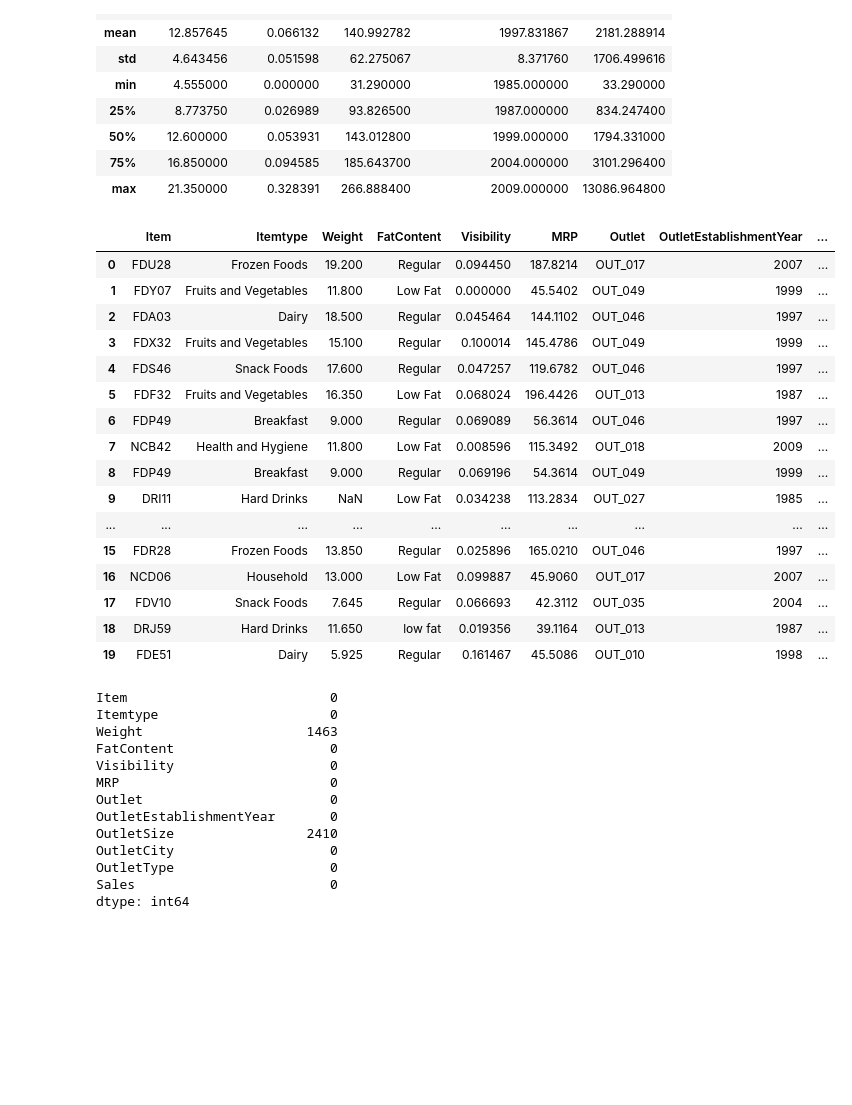
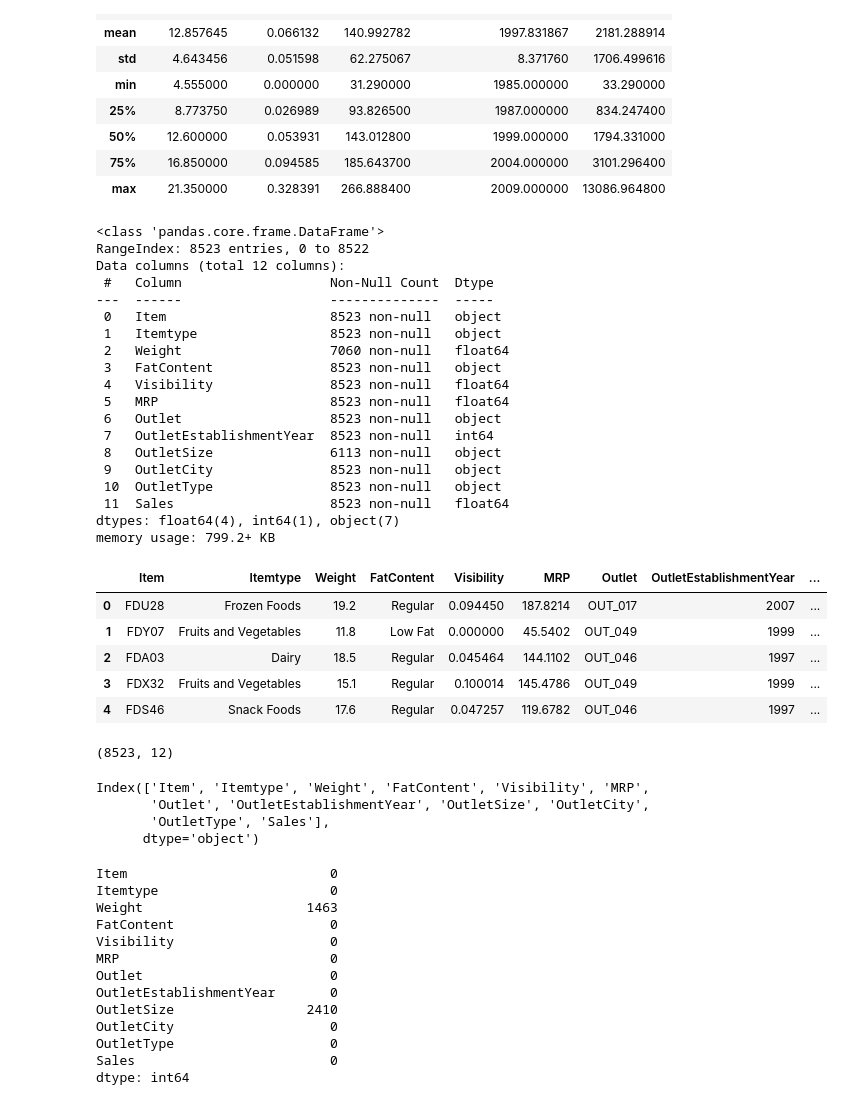
Before and after one commit to ashutoshg18/MegaStore, a Jupyter notebook: Pinnacle BootCamp Prob1.ipynb, the cells around one changed output. Cells and saved outputs as stored; diff of their text form; code cells hidden in the pictures; blank space fills up the shorter version.

```diff
--- a/Pinnacle BootCamp Prob1.ipynb
+++ b/Pinnacle BootCamp Prob1.ipynb
@@ -23,26 +23,48 @@ raw_data.describe()
 | 50% | 12.600000 | 0.053931 | 143.012800 | 1999.000000 | 1794.331000 |
 | 75% | 16.850000 | 0.094585 | 185.643700 | 2004.000000 | 3101.296400 |
 | max | 21.350000 | 0.328391 | 266.888400 | 2009.000000 | 13086.964800 |
+# %%
+raw_data.info()
+# %% [output]
+<class 'pandas.core.frame.DataFrame'>
+RangeIndex: 8523 entries, 0 to 8522
+Data columns (total 12 columns):
+ #   Column                   Non-Null Count  Dtype
+---  ------                   --------------  -----
+ 0   Item                     8523 non-null   object
+ 1   Itemtype                 8523 non-null   object
+ 2   Weight                   7060 non-null   float64
+ 3   FatContent               8523 non-null   object
+ 4   Visibility               8523 non-null   float64
+ 5   MRP                      8523 non-null   float64
+ 6   Outlet                   8523 non-null   object
+ 7   OutletEstablishmentYear  8523 non-null   int64
+ 8   OutletSize               6113 non-null   object
+ 9   OutletCity               8523 non-null   object
+ 10  OutletType               8523 non-null   object
+ 11  Sales                    8523 non-null   float64
+dtypes: float64(4), int64(1), object(7)
+memory usage: 799.2+ KB
 # %%
-raw_data.head(20)
+raw_data.head()
 # %% [output]
 |  | Item | Itemtype | Weight | FatContent | Visibility | MRP | Outlet | OutletEstablishmentYear | ... |
-| 0 | FDU28 | Frozen Foods | 19.200 | Regular | 0.094450 | 187.8214 | OUT_017 | 2007 | ... |
-| 1 | FDY07 | Fruits and Vegetables | 11.800 | Low Fat | 0.000000 | 45.5402 | OUT_049 | 1999 | ... |
-| 2 | FDA03 | Dairy | 18.500 | Regular | 0.045464 | 144.1102 | OUT_046 | 1997 | ... |
-| 3 | FDX32 | Fruits and Vegetables | 15.100 | Regular | 0.100014 | 145.4786 | OUT_049 | 1999 | ... |
-| 4 | FDS46 | Snack Foods | 17.600 | Regular | 0.047257 | 119.6782 | OUT_046 | 1997 | ... |
-| 5 | FDF32 | Fruits and Vegetables | 16.350 | Low Fat | 0.068024 | 196.4426 | OUT_013 | 1987 | ... |
-| 6 | FDP49 | Breakfast | 9.000 | Regular | 0.069089 | 56.3614 | OUT_046 | 1997 | ... |
-| 7 | NCB42 | Health and Hygiene | 11.800 | Low Fat | 0.008596 | 115.3492 | OUT_018 | 2009 | ... |
-| 8 | FDP49 | Breakfast | 9.000 | Regular | 0.069196 | 54.3614 | OUT_049 | 1999 | ... |
-| 9 | DRI11 | Hard Drinks | NaN | Low Fat | 0.034238 | 113.2834 | OUT_027 | 1985 | ... |
-| ... | ... | ... | ... | ... | ... | ... | ... | ... | ... |
-| 15 | FDR28 | Frozen Foods | 13.850 | Regular | 0.025896 | 165.0210 | OUT_046 | 1997 | ... |
-| 16 | NCD06 | Household | 13.000 | Low Fat | 0.099887 | 45.9060 | OUT_017 | 2007 | ... |
-| 17 | FDV10 | Snack Foods | 7.645 | Regular | 0.066693 | 42.3112 | OUT_035 | 2004 | ... |
-| 18 | DRJ59 | Hard Drinks | 11.650 | low fat | 0.019356 | 39.1164 | OUT_013 | 1987 | ... |
-| 19 | FDE51 | Dairy | 5.925 | Regular | 0.161467 | 45.5086 | OUT_010 | 1998 | ... |
+| 0 | FDU28 | Frozen Foods | 19.2 | Regular | 0.094450 | 187.8214 | OUT_017 | 2007 | ... |
+| 1 | FDY07 | Fruits and Vegetables | 11.8 | Low Fat | 0.000000 | 45.5402 | OUT_049 | 1999 | ... |
+| 2 | FDA03 | Dairy | 18.5 | Regular | 0.045464 | 144.1102 | OUT_046 | 1997 | ... |
+| 3 | FDX32 | Fruits and Vegetables | 15.1 | Regular | 0.100014 | 145.4786 | OUT_049 | 1999 | ... |
+| 4 | FDS46 | Snack Foods | 17.6 | Regular | 0.047257 | 119.6782 | OUT_046 | 1997 | ... |
+# %%
+raw_data.shape
+# %% [output]
+(8523, 12)
+# %%
+raw_data.columns
+# %% [output]
+Index(['Item', 'Itemtype', 'Weight', 'FatContent', 'Visibility', 'MRP',
+       'Outlet', 'OutletEstablishmentYear', 'OutletSize', 'OutletCity',
+       'OutletType', 'Sales'],
+      dtype='object')
 # %%
 raw_data.isnull().sum(axis=0)
 # %% [output]
```
Also changed, not shown: parts of 5 cells of this notebook.
